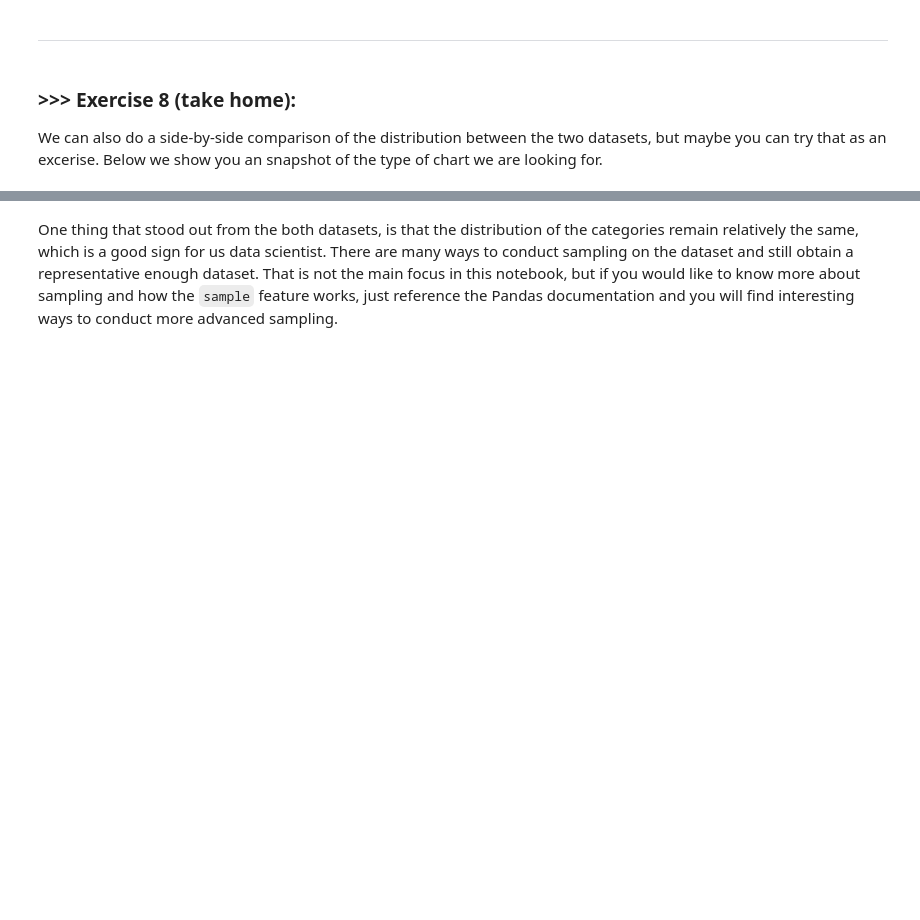
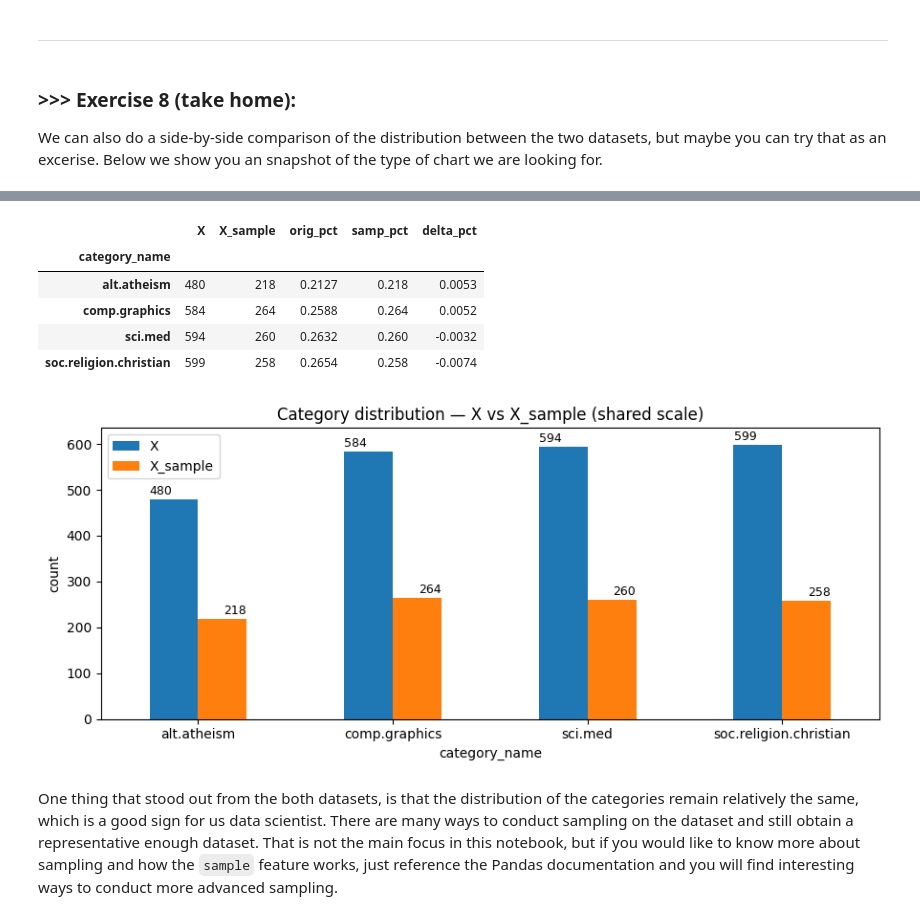
Before and after one commit to brandonlin991118/DM2025-Lab1-Exercise, a Jupyter notebook: DM2025-Lab1-Master.ipynb, the cells around one changed output, grey strips where cells are left out. Saved outputs shown, nothing was run; the diff lists cells and outputs as text; code cells hidden in the pictures; blank space fills up the shorter version.

```diff
--- a/DM2025-Lab1-Master.ipynb
+++ b/DM2025-Lab1-Master.ipynb
@@ -930,3 +1061,49 @@ We can also do a side-by-side comparison of the distribution between the two dat
+# %%
+# Answer here
+import pandas as pd
+import math
+import matplotlib.pyplot as plt
+
+# 1) Counts per category (sorted), aligned to the same index
+orig = X["category_name"].value_counts().sort_index()
+samp = X_sample["category_name"].value_counts().reindex(orig.index, fill_value=0)
+
+# 2) Build comparison table
+cmp = pd.DataFrame({"X": orig, "X_sample": samp})
+cmp["orig_pct"] = (cmp["X"] / len(X)).round(4)
+cmp["samp_pct"] = (cmp["X_sample"] / len(X_sample)).round(4)
+cmp["delta_pct"] = (cmp["samp_pct"] - cmp["orig_pct"]).round(4)
+display(cmp)
+
+# 3) Plot grouped bars with a shared y-limit
+ymax = cmp[["X", "X_sample"]].to_numpy().max()
+pad = max(1, math.ceil(ymax * 0.06))
+
+ax = cmp[["X", "X_sample"]].plot(
+    kind="bar",
+    rot=0,
+    figsize=(9, 4),
+    ylim=(0, ymax + pad),
+    title="Category distribution — X vs X_sample (shared scale)",
+)
+ax.set_xlabel("category_name")
+ax.set_ylabel("count")
+
+# (optional) annotate bar tops
+for i, (v1, v2) in enumerate(zip(cmp["X"].values, cmp["X_sample"].values)):
+    ax.text(i - 0.19, v1 + pad * 0.12, str(v1), ha="center", va="bottom", fontsize=9)
+    ax.text(i + 0.19, v2 + pad * 0.12, str(v2), ha="center", va="bottom", fontsize=9)
+
+plt.tight_layout()
+plt.show()
+# %% [output]
+|  | X | X_sample | orig_pct | samp_pct | delta_pct |
+| category_name |  |  |  |  |  |
+| alt.atheism | 480 | 218 | 0.2127 | 0.218 | 0.0053 |
+| comp.graphics | 584 | 264 | 0.2588 | 0.264 | 0.0052 |
+| sci.med | 594 | 260 | 0.2632 | 0.260 | -0.0032 |
+| soc.religion.christian | 599 | 258 | 0.2654 | 0.258 | -0.0074 |
+[figure, added]
 # %% [markdown]
 One thing that stood out from the both datasets, is that the distribution of the categories remain relatively the same, which is a good sign for us data scientist. There are many ways to conduct sampling on the dataset and still obtain a representative enough dataset. That is not the main focus in this notebook, but if you would like to know more about sampling and how the `sample` feature works, just reference the Pandas documentation and you will find interesting ways to conduct more advanced sampling.
 # %% [markdown]
```
Also changed, not shown: parts of 6 cells of this notebook.
